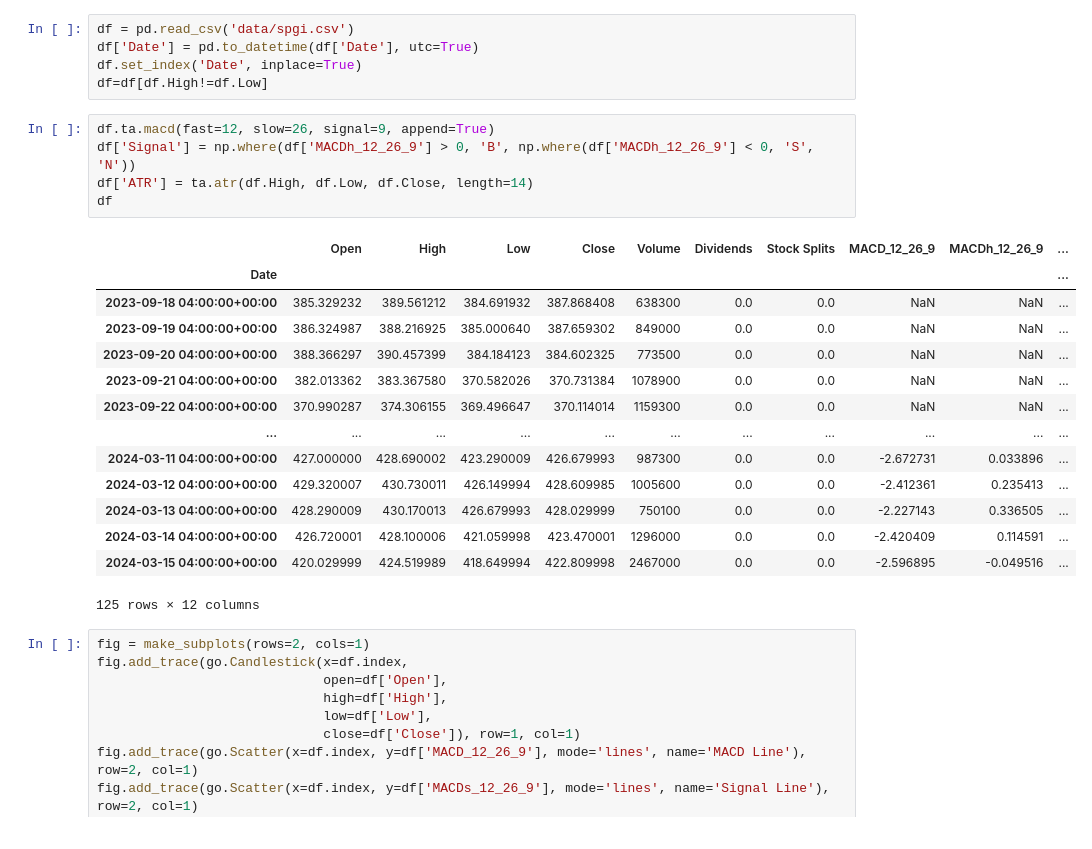
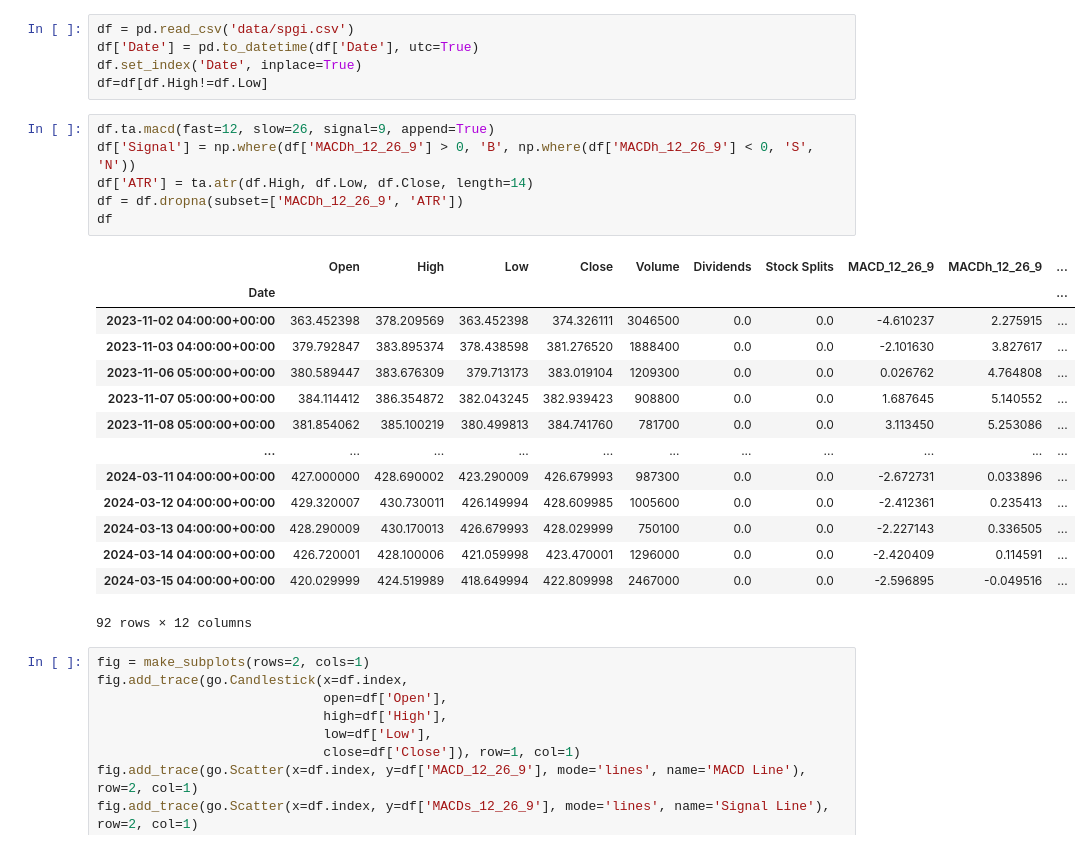
Before and after one commit to andrewchaa/trading-strategies, a Jupyter notebook: strategy-macd.ipynb, the cells around one changed output. Cells and saved outputs as stored; diff of their text form.

```diff
--- a/strategy-macd.ipynb
+++ b/strategy-macd.ipynb
@@ -13,23 +13,24 @@ df=df[df.High!=df.Low]
 # %%
 df.ta.macd(fast=12, slow=26, signal=9, append=True)
 df['Signal'] = np.where(df['MACDh_12_26_9'] > 0, 'B', np.where(df['MACDh_12_26_9'] < 0, 'S', 'N'))
 df['ATR'] = ta.atr(df.High, df.Low, df.Close, length=14)
+df = df.dropna(subset=['MACDh_12_26_9', 'ATR'])
 df
 # %% [output]
 |  | Open | High | Low | Close | Volume | Dividends | Stock Splits | MACD_12_26_9 | MACDh_12_26_9 | ... |
 | Date |  |  |  |  |  |  |  |  |  | ... |
-| 2023-09-18 04:00:00+00:00 | 385.329232 | 389.561212 | 384.691932 | 387.868408 | 638300 | 0.0 | 0.0 | NaN | NaN | ... |
-| 2023-09-19 04:00:00+00:00 | 386.324987 | 388.216925 | 385.000640 | 387.659302 | 849000 | 0.0 | 0.0 | NaN | NaN | ... |
-| 2023-09-20 04:00:00+00:00 | 388.366297 | 390.457399 | 384.184123 | 384.602325 | 773500 | 0.0 | 0.0 | NaN | NaN | ... |
-| 2023-09-21 04:00:00+00:00 | 382.013362 | 383.367580 | 370.582026 | 370.731384 | 1078900 | 0.0 | 0.0 | NaN | NaN | ... |
-| 2023-09-22 04:00:00+00:00 | 370.990287 | 374.306155 | 369.496647 | 370.114014 | 1159300 | 0.0 | 0.0 | NaN | NaN | ... |
+| 2023-11-02 04:00:00+00:00 | 363.452398 | 378.209569 | 363.452398 | 374.326111 | 3046500 | 0.0 | 0.0 | -4.610237 | 2.275915 | ... |
+| 2023-11-03 04:00:00+00:00 | 379.792847 | 383.895374 | 378.438598 | 381.276520 | 1888400 | 0.0 | 0.0 | -2.101630 | 3.827617 | ... |
+| 2023-11-06 05:00:00+00:00 | 380.589447 | 383.676309 | 379.713173 | 383.019104 | 1209300 | 0.0 | 0.0 | 0.026762 | 4.764808 | ... |
+| 2023-11-07 05:00:00+00:00 | 384.114412 | 386.354872 | 382.043245 | 382.939423 | 908800 | 0.0 | 0.0 | 1.687645 | 5.140552 | ... |
+| 2023-11-08 05:00:00+00:00 | 381.854062 | 385.100219 | 380.499813 | 384.741760 | 781700 | 0.0 | 0.0 | 3.113450 | 5.253086 | ... |
 | ... | ... | ... | ... | ... | ... | ... | ... | ... | ... | ... |
 | 2024-03-11 04:00:00+00:00 | 427.000000 | 428.690002 | 423.290009 | 426.679993 | 987300 | 0.0 | 0.0 | -2.672731 | 0.033896 | ... |
 | 2024-03-12 04:00:00+00:00 | 429.320007 | 430.730011 | 426.149994 | 428.609985 | 1005600 | 0.0 | 0.0 | -2.412361 | 0.235413 | ... |
 | 2024-03-13 04:00:00+00:00 | 428.290009 | 430.170013 | 426.679993 | 428.029999 | 750100 | 0.0 | 0.0 | -2.227143 | 0.336505 | ... |
 | 2024-03-14 04:00:00+00:00 | 426.720001 | 428.100006 | 421.059998 | 423.470001 | 1296000 | 0.0 | 0.0 | -2.420409 | 0.114591 | ... |
 | 2024-03-15 04:00:00+00:00 | 420.029999 | 424.519989 | 418.649994 | 422.809998 | 2467000 | 0.0 | 0.0 | -2.596895 | -0.049516 | ... |
-125 rows × 12 columns
+92 rows × 12 columns
 # %%
 fig = make_subplots(rows=2, cols=1)
 fig.add_trace(go.Candlestick(x=df.index,
```
Also changed, not shown: parts of 1 cell of this notebook.
